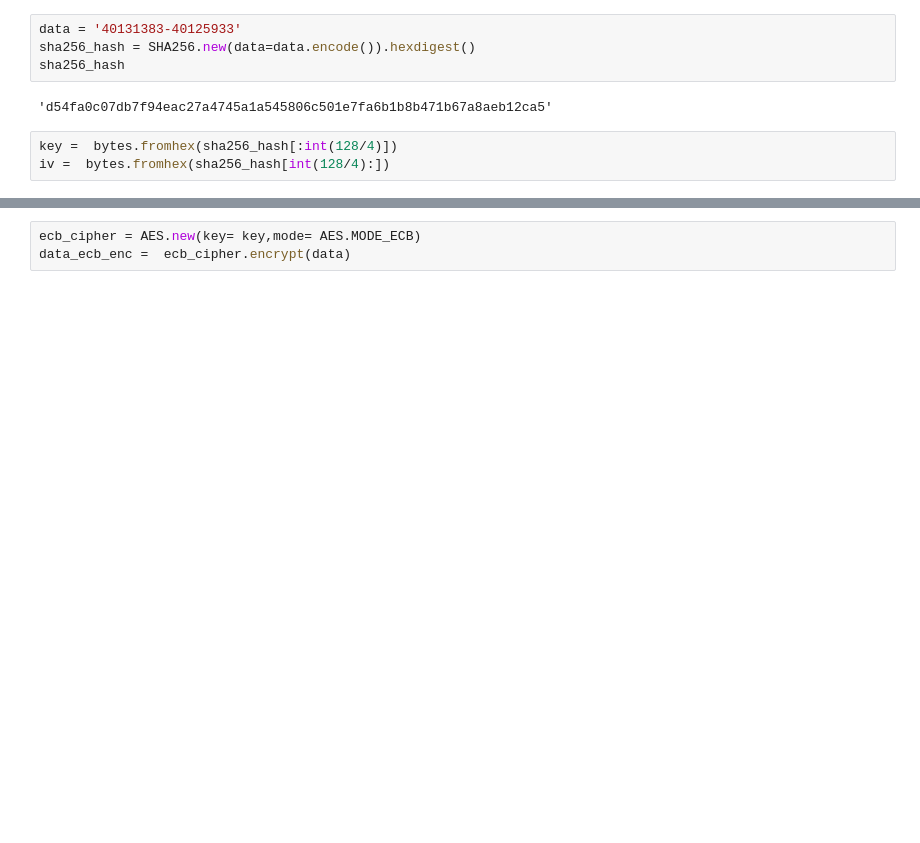
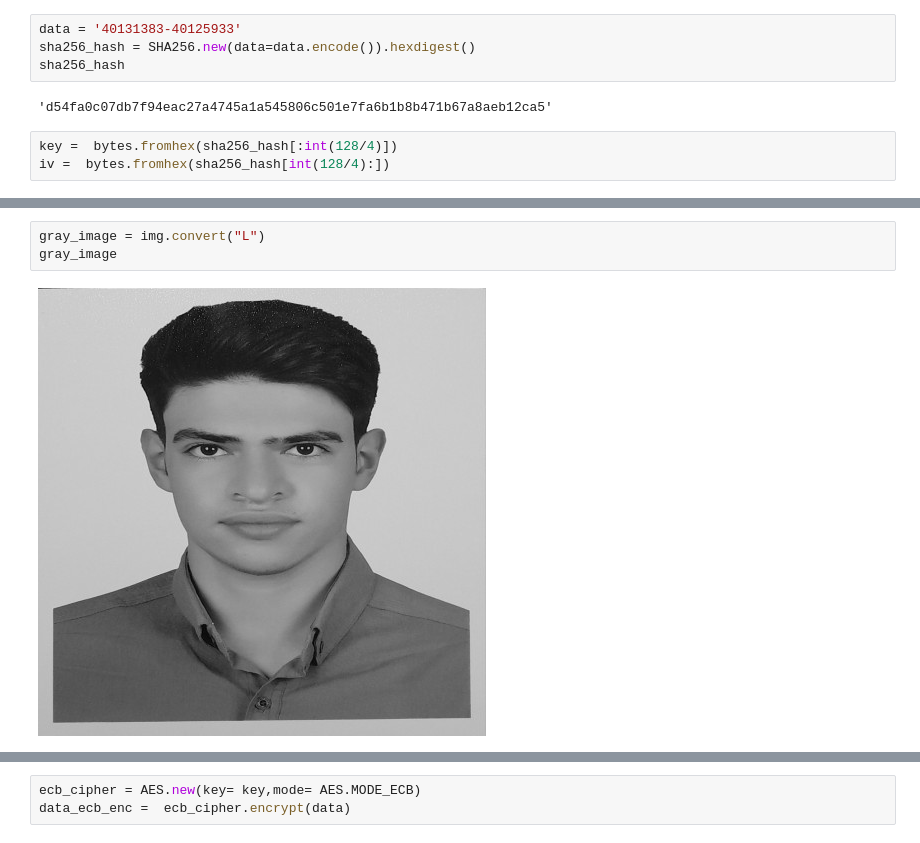
Before and after one commit to xmojtabw/Semester-6, a Jupyter notebook: CS/HW/1/practical/answers/Q4/4.ipynb, the cells around one changed output, grey strips where cells are left out. Drawn from its saved outputs; the diff is of its cells as text; blank space fills up the shorter version.

```diff
--- a/CS/HW/1/practical/answers/Q4/4.ipynb
+++ b/CS/HW/1/practical/answers/Q4/4.ipynb
@@ -25,0 +21,5 @@ img
+# %%
+gray_image = img.convert("L")
+gray_image
+# %% [output]
+[figure, added]
```
Also changed, not shown: parts of 9 cells of this notebook, 34 other files.
